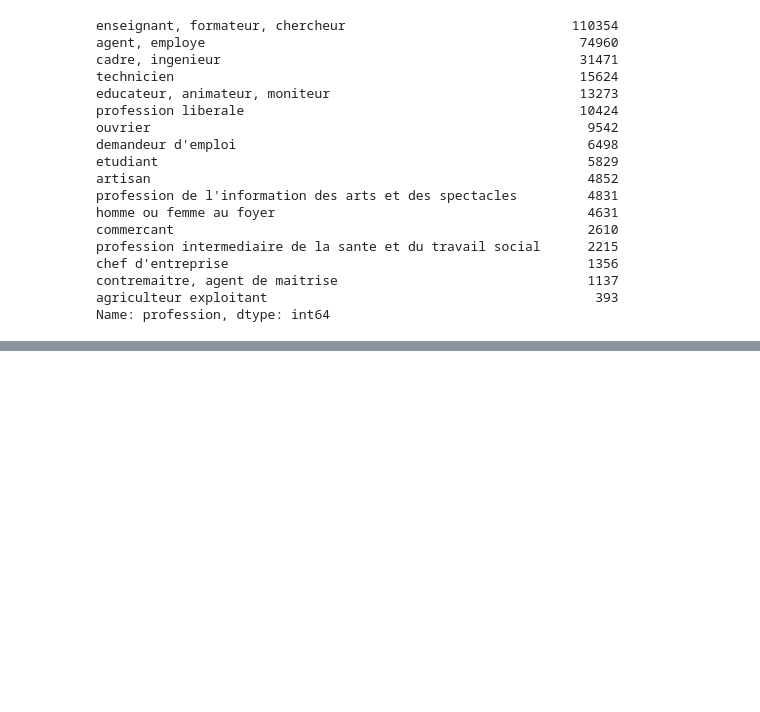
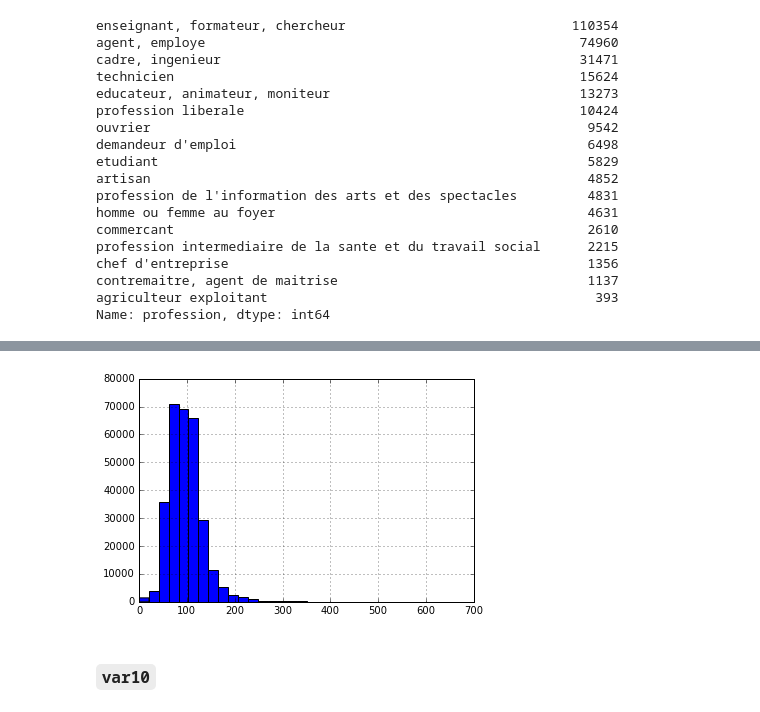
Before and after one commit to demidovakatya/competitions, a Jupyter notebook: Untitled.ipynb, the cells around one changed output, grey strips where cells are left out. Saved outputs shown, nothing was run; the diff lists cells and outputs as text; code cells hidden in the pictures; blank space fills up the shorter version.

```diff
--- a/Untitled.ipynb
+++ b/Untitled.ipynb
@@ -251,0 +400,6 @@ Name: profession, dtype: int64
+# %%
+X.var9.hist(bins = 30);
+# %% [output]
+[figure, added]
+# %% [markdown]
+### `var10`
```
Also changed, not shown: parts of 58 cells of this notebook.
